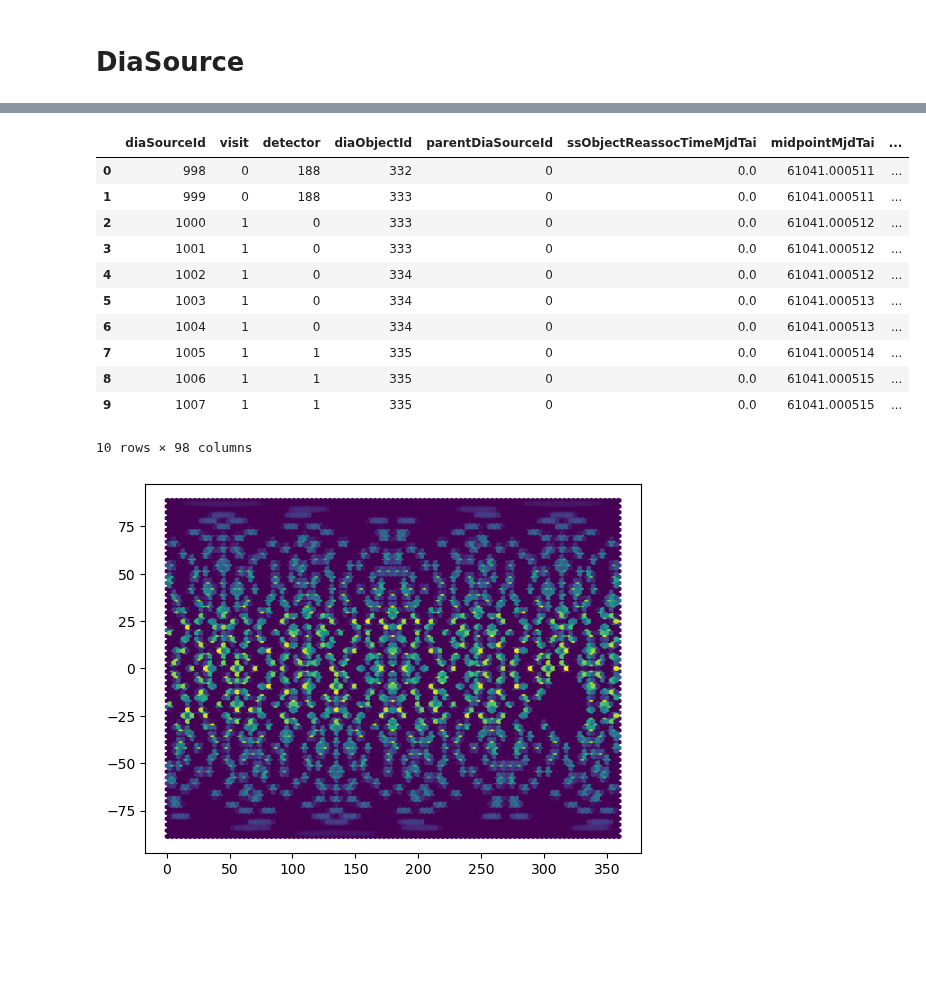
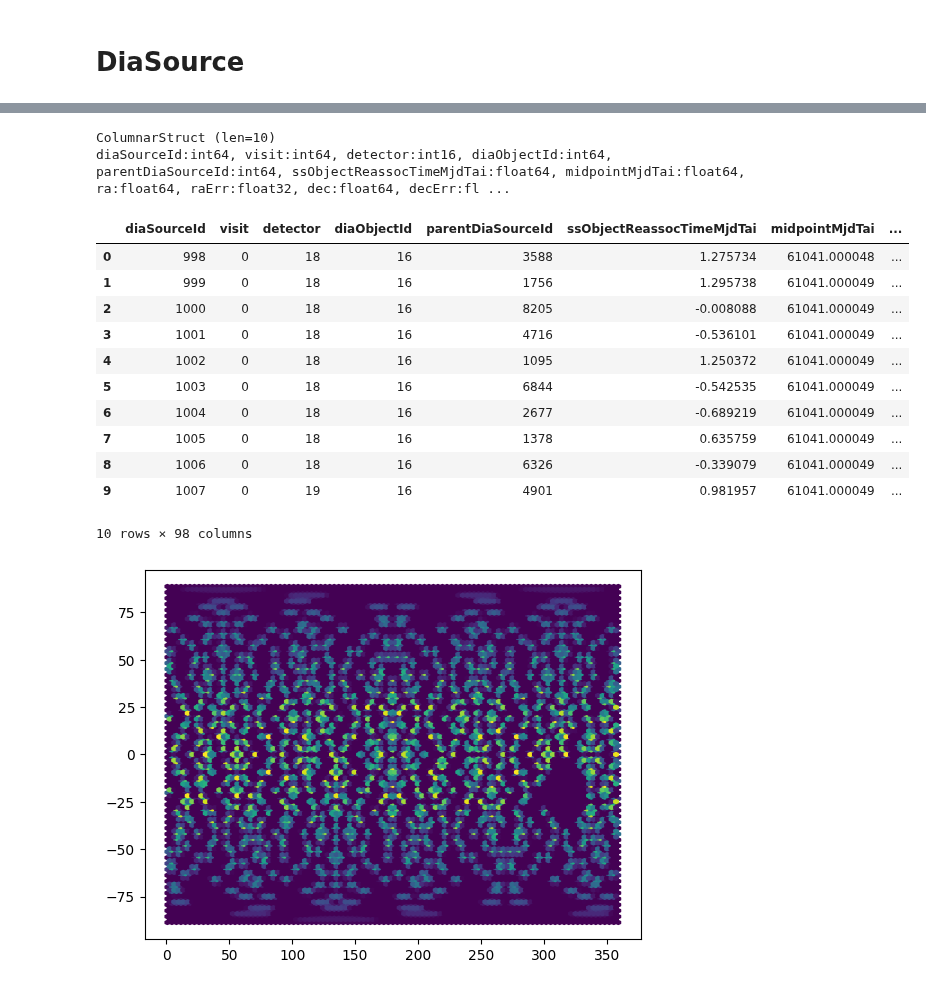
Before and after one commit to lsst/sdm_schemas, a Jupyter notebook: python/generate-mock-ppdb-data.ipynb, the cells around one changed output, grey strips where cells are left out. Drawn from its saved outputs; the diff is of its cells as text; code cells hidden in the pictures; blank space fills up the shorter version.

```diff
--- a/python/generate-mock-ppdb-data.ipynb
+++ b/python/generate-mock-ppdb-data.ipynb
@@ -165,8 +511,21 @@ def structured_to_parquet(dia, path, *, batch_rows=1_000_000, compression="zstd"
 # %%
 mjd0 = 61041 # Jan 1, 2026
-nnights = 3
+nnights = 60
 visitsPerNight = 1000
-diaPerVisit = 1_000
+diaPerVisit = 10_000
+
+# The observed fraction of mpc_orbits catalog
+frac_mpc = nnights/365.
+
+# Fraction of sources that associate to SolSys objects
+# Should be set so that the annual total is ~100M
+frac_assoc = 0.03
+
+# Fraction of SSOs (excluding those in frac_assoc) that
+# fall within 5" of DiaSources. These will appear in
+# NearbySSO but not in the SSSource table.
+frac_near = frac_assoc/10.
+
 diaPerNight = diaPerVisit * visitsPerNight
 
 ndia = diaPerNight*nnights
@@ -174,8 +533,10 @@ ndia = diaPerNight*nnights
 # DiaSource
 # %%
 #dia = memmap_empty("diasource.dat", shape=(ndia,), dtype=schema.DiaSourceDtype)
-dia = np.empty(shape=(ndia,), dtype=schema.DiaSourceDtype)
+#dia = np.empty(shape=(ndia,), dtype=schema.DiaSourceDtype)
+dia = columnar_empty(shape=(ndia,), dtype=schema.DiaSourceDtype)
 # %%
+%%time
 dia["midpointMjdTai"] = np.random.uniform(mjd0, mjd0 + nnights, ndia)
 dia["midpointMjdTai"].sort()
 dia["midpointMjdTai"] -= (dia["midpointMjdTai"] - dia["midpointMjdTai"].astype(int)) / 2.
@@ -203,5 +564,9 @@ dia["apFluxErr"] = np.random.uniform(0.1, 0.6, size=len(dia))
 dia["psfFlux"] = dia["apFlux"] + np.random.uniform(-0.5, 0.5, size=len(dia))
 dia["psfFluxErr"] = dia["apFluxErr"] + np.random.uniform(-0.1, 0.1, size=len(dia))
 
-pd.DataFrame(dia[998:][:10])
+fill_zero_columns_mt(dia)
+
+print(len(dia))
+#pd.DataFrame(dia[998:][:10])
+dia[998:][:10]
 # %% [output]
@@ -208,15 +576,17 @@ pd.DataFrame(dia[998:][:10])
+ColumnarStruct (len=10)
+diaSourceId:int64, visit:int64, detector:int16, diaObjectId:int64, parentDiaSourceId:int64, ssObjectReassocTimeMjdTai:float64, midpointMjdTai:float64, ra:float64, raErr:float32, dec:float64, decErr:fl ...
 |  | diaSourceId | visit | detector | diaObjectId | parentDiaSourceId | ssObjectReassocTimeMjdTai | midpointMjdTai | ... |
-| 0 | 998 | 0 | 188 | 332 | 0 | 0.0 | 61041.000511 | ... |
-| 1 | 999 | 0 | 188 | 333 | 0 | 0.0 | 61041.000511 | ... |
-| 2 | 1000 | 1 | 0 | 333 | 0 | 0.0 | 61041.000512 | ... |
-| 3 | 1001 | 1 | 0 | 333 | 0 | 0.0 | 61041.000512 | ... |
-| 4 | 1002 | 1 | 0 | 334 | 0 | 0.0 | 61041.000512 | ... |
-| 5 | 1003 | 1 | 0 | 334 | 0 | 0.0 | 61041.000513 | ... |
-| 6 | 1004 | 1 | 0 | 334 | 0 | 0.0 | 61041.000513 | ... |
-| 7 | 1005 | 1 | 1 | 335 | 0 | 0.0 | 61041.000514 | ... |
-| 8 | 1006 | 1 | 1 | 335 | 0 | 0.0 | 61041.000515 | ... |
-| 9 | 1007 | 1 | 1 | 335 | 0 | 0.0 | 61041.000515 | ... |
+| 0 | 998 | 0 | 18 | 16 | 3588 | 1.275734 | 61041.000048 | ... |
+| 1 | 999 | 0 | 18 | 16 | 1756 | 1.295738 | 61041.000049 | ... |
+| 2 | 1000 | 0 | 18 | 16 | 8205 | -0.008088 | 61041.000049 | ... |
+| 3 | 1001 | 0 | 18 | 16 | 4716 | -0.536101 | 61041.000049 | ... |
+| 4 | 1002 | 0 | 18 | 16 | 1095 | 1.250372 | 61041.000049 | ... |
+| 5 | 1003 | 0 | 18 | 16 | 6844 | -0.542535 | 61041.000049 | ... |
+| 6 | 1004 | 0 | 18 | 16 | 2677 | -0.689219 | 61041.000049 | ... |
+| 7 | 1005 | 0 | 18 | 16 | 1378 | 0.635759 | 61041.000049 | ... |
+| 8 | 1006 | 0 | 18 | 16 | 6326 | -0.339079 | 61041.000049 | ... |
+| 9 | 1007 | 0 | 19 | 16 | 4901 | 0.981957 | 61041.000049 | ... |
-10 rows × 98 columns
+10 rows × 98 columns
 # %%
 plt.hexbin(dia["ra"], dia["dec"]);
 # %% [output]
```
Also changed, not shown: parts of 23 cells of this notebook, 1 other file.
